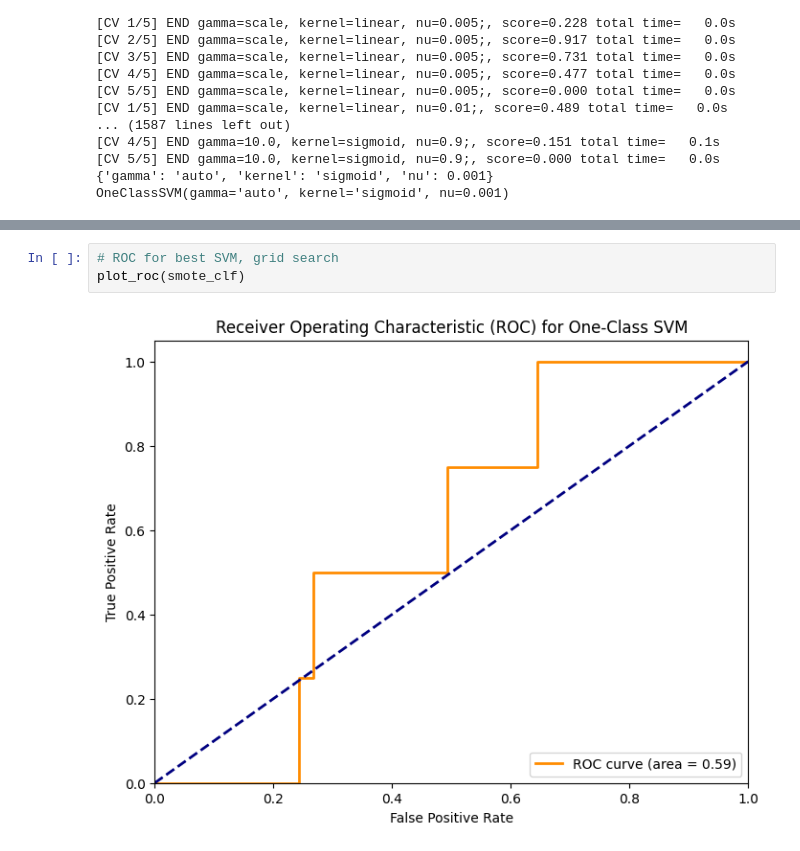
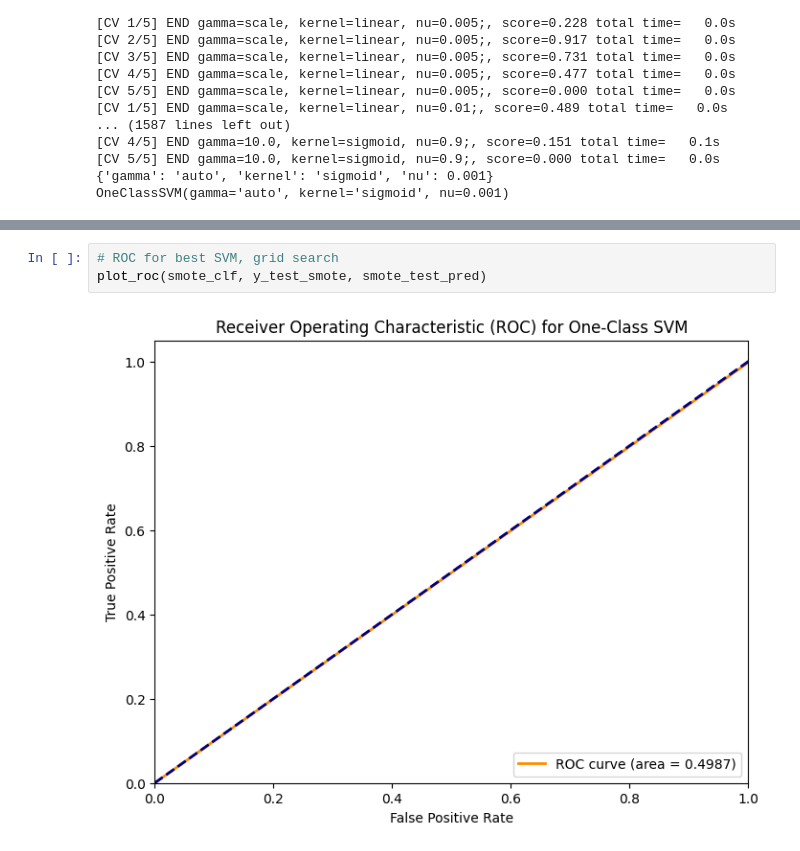
Before and after one commit to mel0778/dsa4263, a Jupyter notebook: code/model_SVM.ipynb, the cells around one changed output, grey strips where cells are left out. Saved outputs shown, nothing was run; the diff lists cells and outputs as text.

```diff
--- a/code/model_SVM.ipynb
+++ b/code/model_SVM.ipynb
@@ -452,5 +452,5 @@ weighted avg       0.98      0.99      0.98       400
 # %%
 # ROC for best SVM, grid search
-plot_roc(smote_clf)
+plot_roc(smote_clf, y_test_smote, smote_test_pred)
 # %% [output]
-[figure, old version]
+[figure, new version]
```
Also changed, not shown: parts of 2 cells of this notebook.
